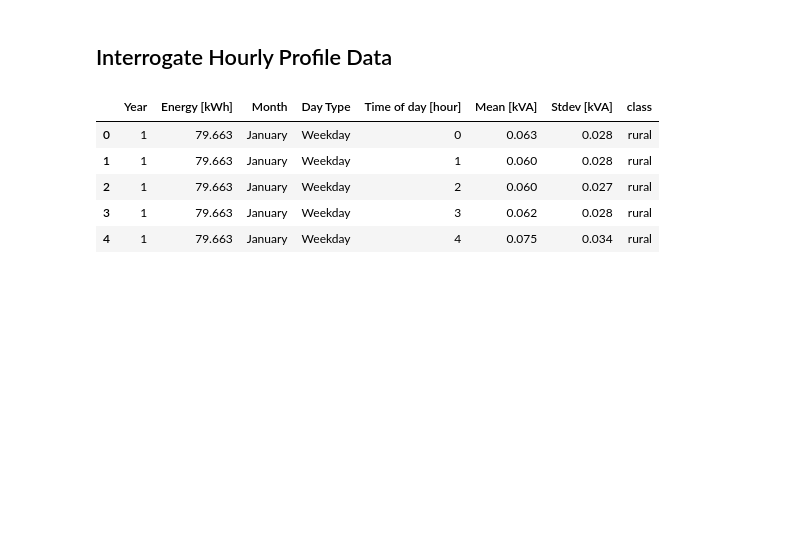
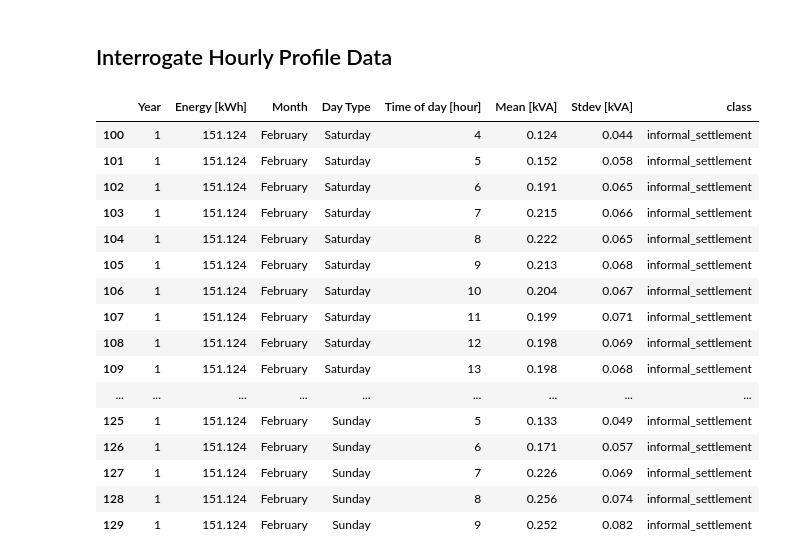
Before and after one commit to SaintlyVi/DLR_DB, a Jupyter notebook: DLR NOTEBOOK Expert Model.ipynb, the cells around one changed output. Cells and saved outputs as stored; diff of their text form; code cells hidden in the pictures; blank space fills up the shorter version.

```diff
--- a/DLR NOTEBOOK Expert Model.ipynb
+++ b/DLR NOTEBOOK Expert Model.ipynb
@@ -51,14 +51,25 @@ exc.plotAllSummaries()
 # %% [markdown]
 ## Interrogate Hourly Profile Data
 # %%
-exc.hourlyprofiles().head()
+exc.hourlyprofiles()[100:130]
 # %% [output]
 |  | Year | Energy [kWh] | Month | Day Type | Time of day [hour] | Mean [kVA] | Stdev [kVA] | class |
-| 0 | 1 | 79.663 | January | Weekday | 0 | 0.063 | 0.028 | rural |
-| 1 | 1 | 79.663 | January | Weekday | 1 | 0.060 | 0.028 | rural |
-| 2 | 1 | 79.663 | January | Weekday | 2 | 0.060 | 0.027 | rural |
-| 3 | 1 | 79.663 | January | Weekday | 3 | 0.062 | 0.028 | rural |
-| 4 | 1 | 79.663 | January | Weekday | 4 | 0.075 | 0.034 | rural |
+| 100 | 1 | 151.124 | February | Saturday | 4 | 0.124 | 0.044 | informal_settlement |
+| 101 | 1 | 151.124 | February | Saturday | 5 | 0.152 | 0.058 | informal_settlement |
+| 102 | 1 | 151.124 | February | Saturday | 6 | 0.191 | 0.065 | informal_settlement |
+| 103 | 1 | 151.124 | February | Saturday | 7 | 0.215 | 0.066 | informal_settlement |
+| 104 | 1 | 151.124 | February | Saturday | 8 | 0.222 | 0.065 | informal_settlement |
+| 105 | 1 | 151.124 | February | Saturday | 9 | 0.213 | 0.068 | informal_settlement |
+| 106 | 1 | 151.124 | February | Saturday | 10 | 0.204 | 0.067 | informal_settlement |
+| 107 | 1 | 151.124 | February | Saturday | 11 | 0.199 | 0.071 | informal_settlement |
+| 108 | 1 | 151.124 | February | Saturday | 12 | 0.198 | 0.069 | informal_settlement |
+| 109 | 1 | 151.124 | February | Saturday | 13 | 0.198 | 0.068 | informal_settlement |
+| ... | ... | ... | ... | ... | ... | ... | ... | ... |
+| 125 | 1 | 151.124 | February | Sunday | 5 | 0.133 | 0.049 | informal_settlement |
+| 126 | 1 | 151.124 | February | Sunday | 6 | 0.171 | 0.057 | informal_settlement |
+| 127 | 1 | 151.124 | February | Sunday | 7 | 0.226 | 0.069 | informal_settlement |
+| 128 | 1 | 151.124 | February | Sunday | 8 | 0.256 | 0.074 | informal_settlement |
+| 129 | 1 | 151.124 | February | Sunday | 9 | 0.252 | 0.082 | informal_settlement |
 # %%
 exc.plotClassHourly('informal_settlement', daytype='Saturday', year=15)
 # %% [output]
```
Also changed, not shown: parts of 1 cell of this notebook, 6 other files.
